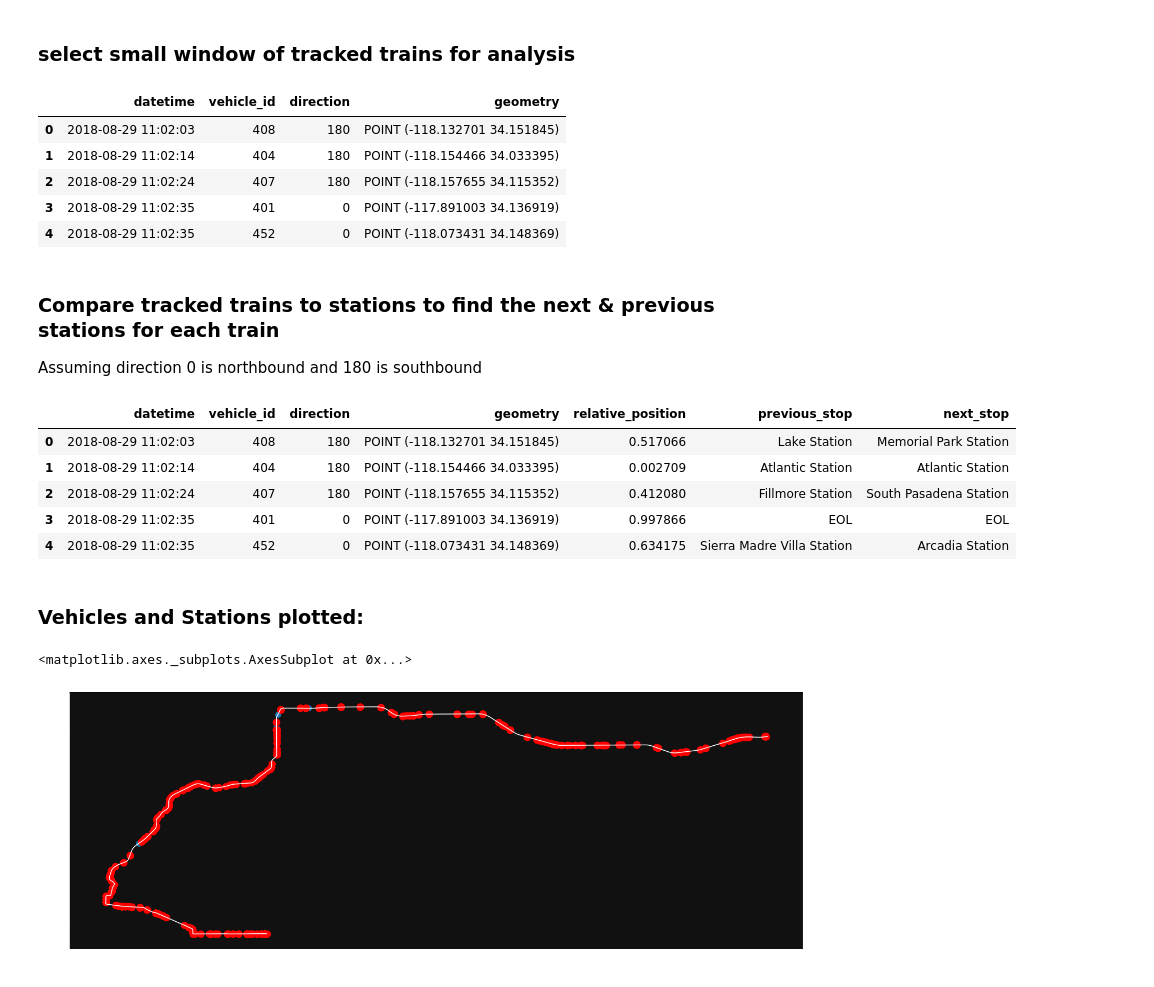
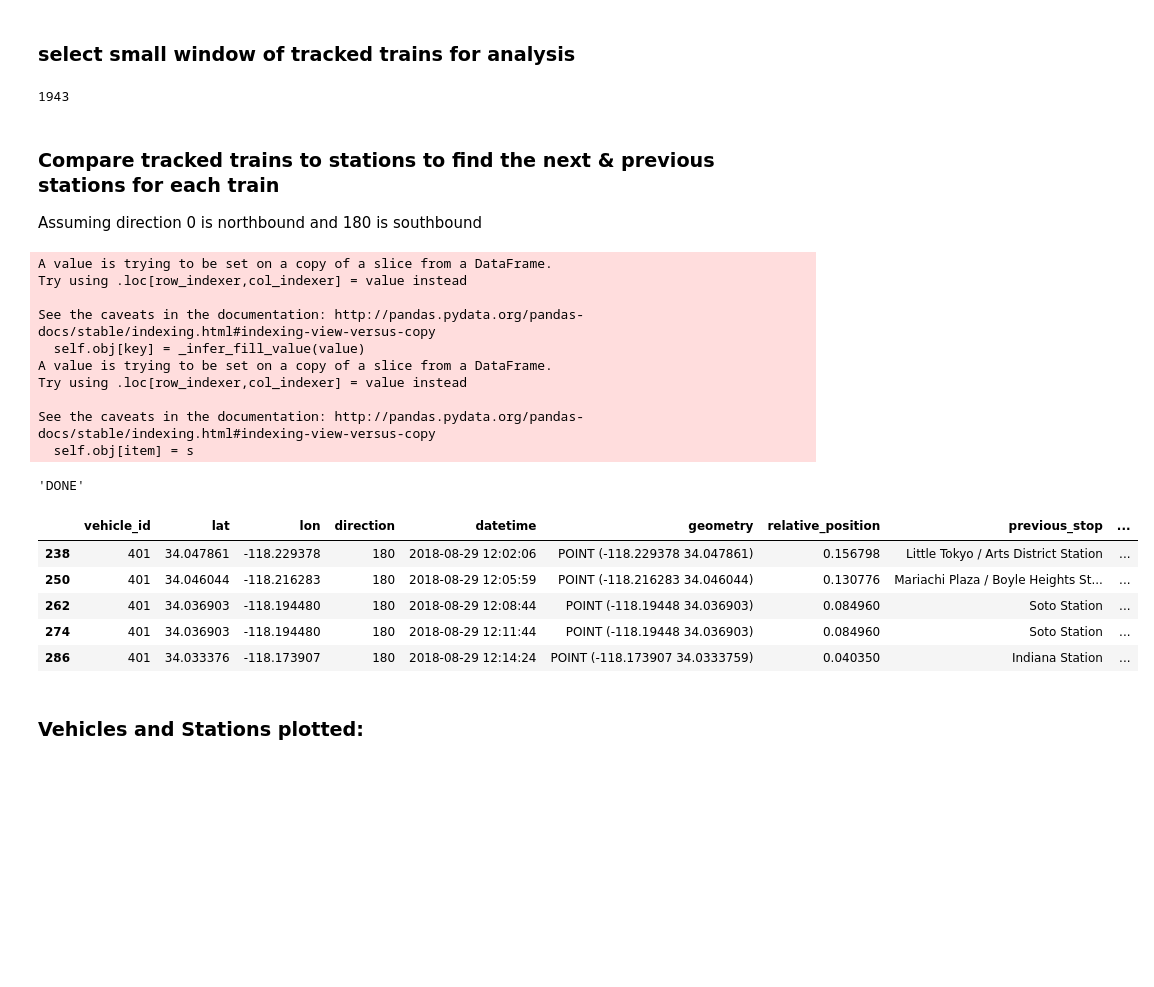
Before and after one commit to metro-ontime/analysis--deprecated, a Jupyter notebook: position_tracker.ipynb, the cells around one changed output. Cells and saved outputs as stored; diff of their text form; code cells hidden in the pictures; blank space fills up the shorter version.

```diff
--- a/position_tracker.ipynb
+++ b/position_tracker.ipynb
@@ -36,43 +35,42 @@ tracking_log.head()
 # %% [markdown]
 ### select small window of tracked trains for analysis
 # %%
-from App.classes.Tracker import selectAnalysisWindow, findRelativePositions
-start_date = '08/29/18 11:02:00'
-end_date = '08/29/18 19:00:00'
+from App.classes.Tracker import selectAnalysisWindow
+start_date = '08/29/18 12:00:00'
+end_date = '08/29/18 18:00:00'
 
-analysis_window = selectAnalysisWindow(tracking_log, start_date, end_date).reset_index()
-analysis_window.head()
+analysis_window = selectAnalysisWindow(tracking_log, start_date, end_date)
+len(analysis_window)
 # %% [output]
-|  | datetime | vehicle_id | direction | geometry |
-| 0 | 2018-08-29 11:02:03 | 408 | 180 | POINT (-118.132701 34.151845) |
-| 1 | 2018-08-29 11:02:14 | 404 | 180 | POINT (-118.154466 34.033395) |
-| 2 | 2018-08-29 11:02:24 | 407 | 180 | POINT (-118.157655 34.115352) |
-| 3 | 2018-08-29 11:02:35 | 401 | 0 | POINT (-117.891003 34.136919) |
-| 4 | 2018-08-29 11:02:35 | 452 | 0 | POINT (-118.073431 34.148369) |
+1943
 # %% [markdown]
 ### Compare tracked trains to stations to find the next & previous stations for each train
 Assuming direction 0 is northbound and 180 is southbound
 # %%
 from App.classes.Tracker import analyzeSelection
-analysis_window = analyzeSelection(analysis_window, gold_line_stations, gold_line)
-analysis_window.head()
+analyzed = analyzeSelection(analysis_window, gold_line.stations, gold_line.track)
+"DONE"
 # %% [output]
-|  | datetime | vehicle_id | direction | geometry | relative_position | previous_stop | next_stop |
-| 0 | 2018-08-29 11:02:03 | 408 | 180 | POINT (-118.132701 34.151845) | 0.517066 | Lake Station | Memorial Park Station |
-| 1 | 2018-08-29 11:02:14 | 404 | 180 | POINT (-118.154466 34.033395) | 0.002709 | Atlantic Station | Atlantic Station |
-| 2 | 2018-08-29 11:02:24 | 407 | 180 | POINT (-118.157655 34.115352) | 0.412080 | Fillmore Station | South Pasadena Station |
-| 3 | 2018-08-29 11:02:35 | 401 | 0 | POINT (-117.891003 34.136919) | 0.997866 | EOL | EOL |
-| 4 | 2018-08-29 11:02:35 | 452 | 0 | POINT (-118.073431 34.148369) | 0.634175 | Sierra Madre Villa Station | Arcadia Station |
+A value is trying to be set on a copy of a slice from a DataFrame.
+Try using .loc[row_indexer,col_indexer] = value instead
+
+See the caveats in the documentation: http://pandas.pydata.org/pandas-docs/stable/indexing.html#indexing-view-versus-copy
+  self.obj[key] = _infer_fill_value(value)
+A value is trying to be set on a copy of a slice from a DataFrame.
+Try using .loc[row_indexer,col_indexer] = value instead
+
+See the caveats in the documentation: http://pandas.pydata.org/pandas-docs/stable/indexing.html#indexing-view-versus-copy
+  self.obj[item] = s
+'DONE'
+# %%
+analyzed.head()
+# %% [output]
+|  | vehicle_id | lat | lon | direction | datetime | geometry | relative_position | previous_stop | ... |
+| 238 | 401 | 34.047861 | -118.229378 | 180 | 2018-08-29 12:02:06 | POINT (-118.229378 34.047861) | 0.156798 | Little Tokyo / Arts District Station | ... |
+| 250 | 401 | 34.046044 | -118.216283 | 180 | 2018-08-29 12:05:59 | POINT (-118.216283 34.046044) | 0.130776 | Mariachi Plaza / Boyle Heights St... | ... |
+| 262 | 401 | 34.036903 | -118.194480 | 180 | 2018-08-29 12:08:44 | POINT (-118.19448 34.036903) | 0.084960 | Soto Station | ... |
+| 274 | 401 | 34.036903 | -118.194480 | 180 | 2018-08-29 12:11:44 | POINT (-118.19448 34.036903) | 0.084960 | Soto Station | ... |
+| 286 | 401 | 34.033376 | -118.173907 | 180 | 2018-08-29 12:14:24 | POINT (-118.173907 34.0333759) | 0.040350 | Indiana Station | ... |
 # %% [markdown]
 ### Vehicles and Stations plotted:
-# %%
-from App.classes.Visualizer import makeLineMap
-
-gold_line_plot = makeLineMap(gold_line)
-
-gold_line_stations.plot(ax=gold_line_plot, markersize=100)
-analysis_window.plot(ax=gold_line_plot, markersize=150, color="#ff0000")
-# %% [output]
-<matplotlib.axes._subplots.AxesSubplot at 0x...>
-[figure, removed]
 # %%
```
Also changed, not shown: parts of 8 cells of this notebook, 2 other files.
